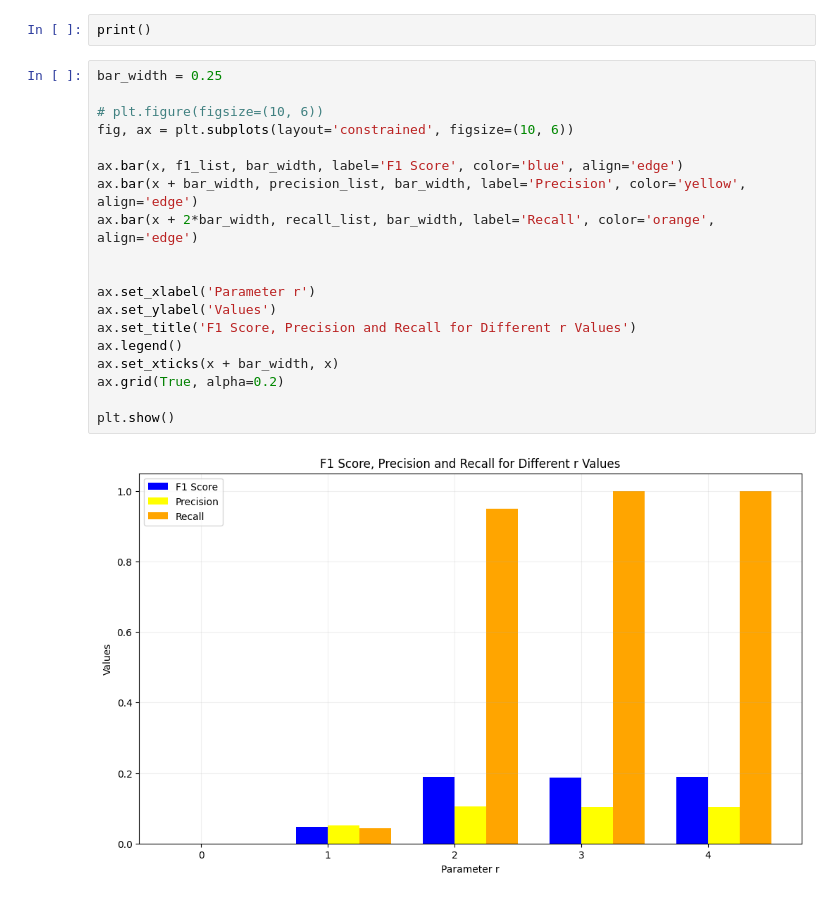
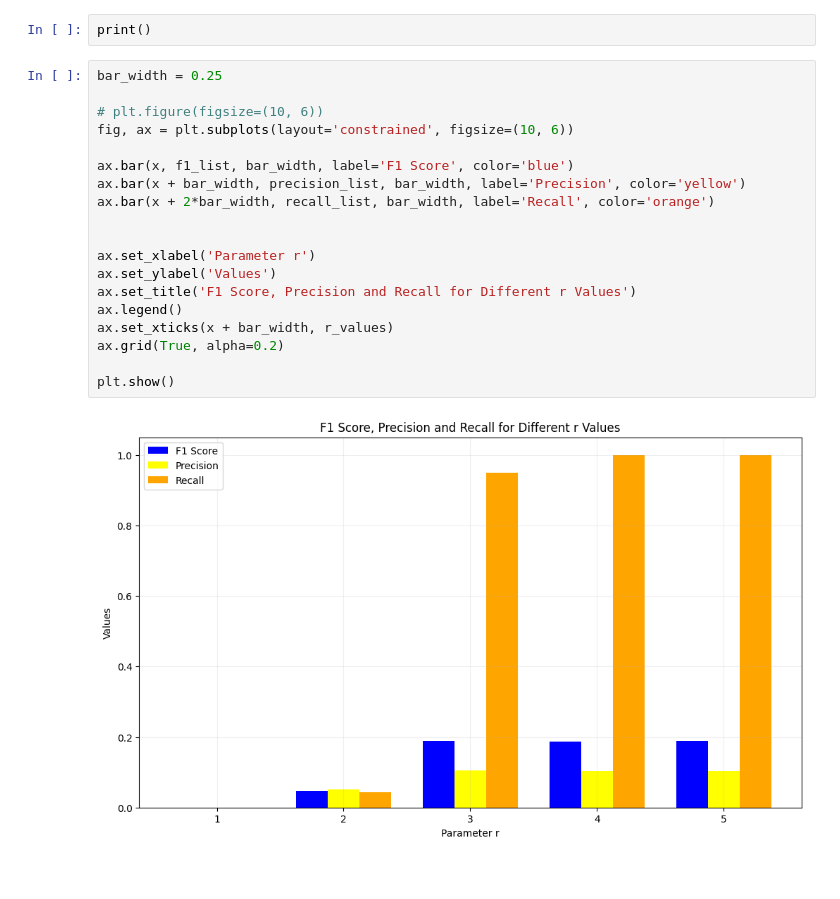
Before and after one commit to VaggelisSpi/NaCo_Project, a Jupyter notebook: project/calculations.ipynb, the cells around one changed output. Saved outputs shown, nothing was run; the diff lists cells and outputs as text.

Commit message:
Fix wrong graph

```diff
--- a/project/calculations.ipynb
+++ b/project/calculations.ipynb
@@ -471,21 +471,21 @@ print()
 # %%
 bar_width = 0.25
 
 # plt.figure(figsize=(10, 6))
 fig, ax = plt.subplots(layout='constrained', figsize=(10, 6))
 
-ax.bar(x, f1_list, bar_width, label='F1 Score', color='blue', align='edge')
-ax.bar(x + bar_width, precision_list, bar_width, label='Precision', color='yellow', align='edge')
-ax.bar(x + 2*bar_width, recall_list, bar_width, label='Recall', color='orange', align='edge')
+ax.bar(x, f1_list, bar_width, label='F1 Score', color='blue')
+ax.bar(x + bar_width, precision_list, bar_width, label='Precision', color='yellow')
+ax.bar(x + 2*bar_width, recall_list, bar_width, label='Recall', color='orange')
 
 
 ax.set_xlabel('Parameter r')
 ax.set_ylabel('Values')
 ax.set_title('F1 Score, Precision and Recall for Different r Values')
 ax.legend()
-ax.set_xticks(x + bar_width, x)
+ax.set_xticks(x + bar_width, r_values)
 ax.grid(True, alpha=0.2)
 
 plt.show()
 # %% [output]
-[figure, old version]
+[figure, new version]
```
